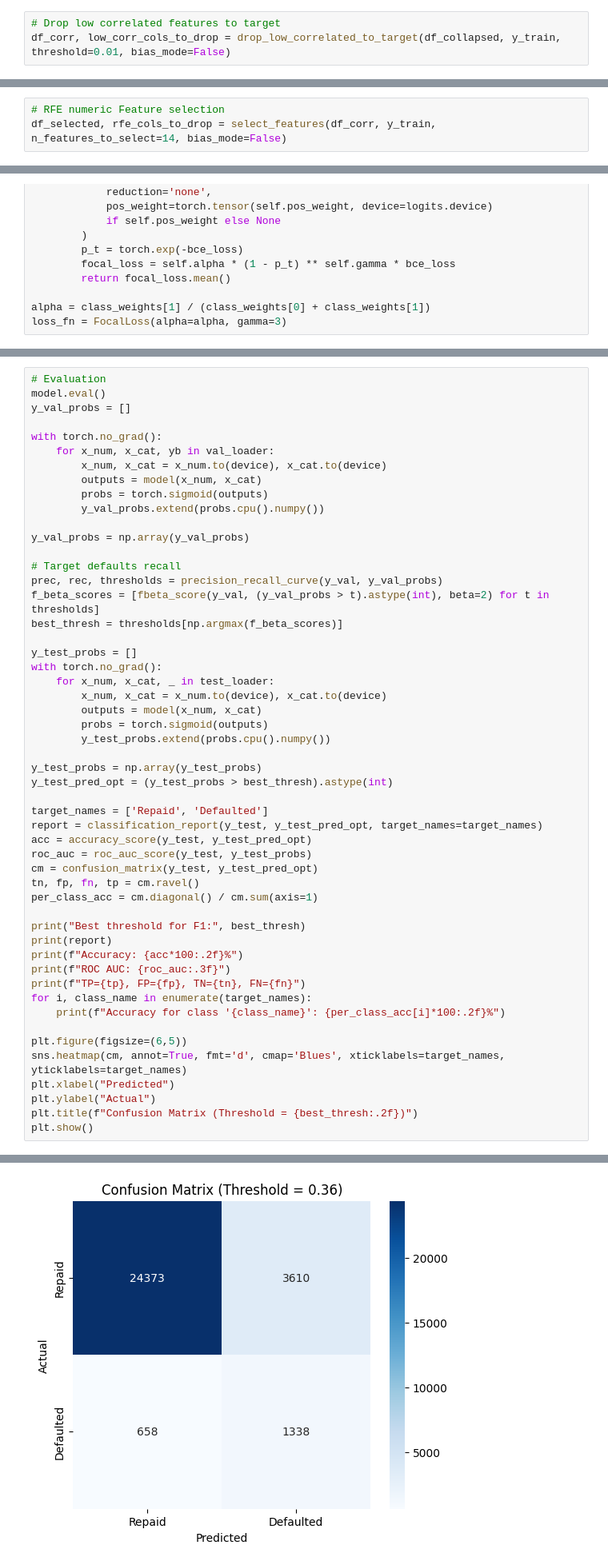
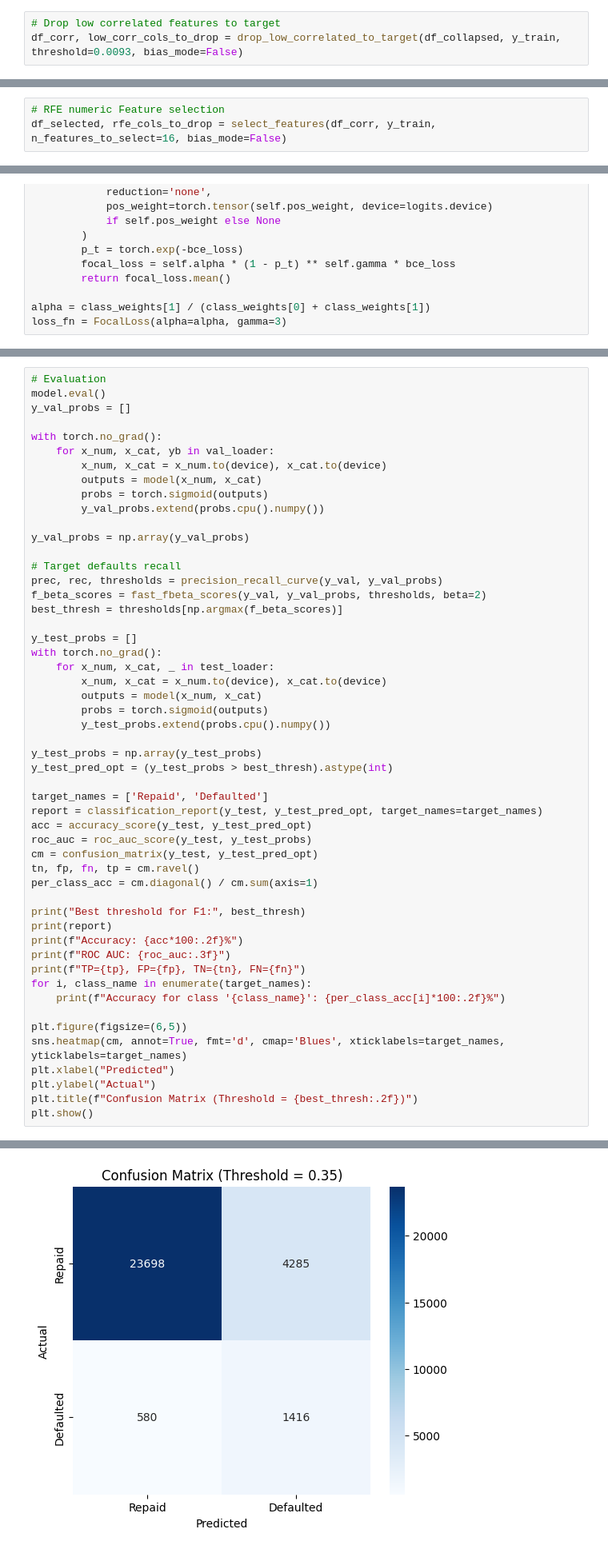
Before and after one commit to sunnysunny77/loan, a Jupyter notebook: cr.ipynb, the cells around one changed output, grey strips where cells are left out. Shown at 80% size. Drawn from its saved outputs; the diff is of its cells as text.

```diff
--- a/cr.ipynb
+++ b/cr.ipynb
@@ -684,5 +724,5 @@ Collapsed: 1 rare categories
 Categories collapsed: ['NoCredit']
 # %%
 # Drop low correlated features to target
-df_corr, low_corr_cols_to_drop = drop_low_correlated_to_target(df_collapsed, y_train, threshold=0.01, bias_mode=False)
+df_corr, low_corr_cols_to_drop = drop_low_correlated_to_target(df_collapsed, y_train, threshold=0.0093, bias_mode=False)
 # %% [output]
@@ -697,6 +767,6 @@ plot_feature_importance(df_corr, y_train, bias_mode=None)
 # %%
 # RFE numeric Feature selection
-df_selected, rfe_cols_to_drop = select_features(df_corr, y_train, n_features_to_select=14, bias_mode=False)
+df_selected, rfe_cols_to_drop = select_features(df_corr, y_train, n_features_to_select=16, bias_mode=False)
 # %% [output]
 Dropped: 4 select features col
 Dropped cols: ['NumberOfTime30-59DaysPastDueNotWorse', 'NumberOfTimes90DaysLate', 'NumberOfTime60-89DaysPastDueNotWorse', 'NumberOfDependents']
@@ -1072,7 +1142,7 @@ y_val_probs = np.array(y_val_probs)
 
 # Target defaults recall
 prec, rec, thresholds = precision_recall_curve(y_val, y_val_probs)
-f_beta_scores = [fbeta_score(y_val, (y_val_probs > t).astype(int), beta=2) for t in thresholds]
+f_beta_scores = fast_fbeta_scores(y_val, y_val_probs, thresholds, beta=2)
 best_thresh = thresholds[np.argmax(f_beta_scores)]
 
 y_test_probs = []
@@ -1127,4 +1197,4 @@ Accuracy for class 'Defaulted': 67.03%
-[figure, old version]
+[figure, new version]
 # %%
 # Cast to float32
 X_train = X_train.astype(np.float32)
```
Also changed, not shown: parts of 18 cells of this notebook, 4 other files.
